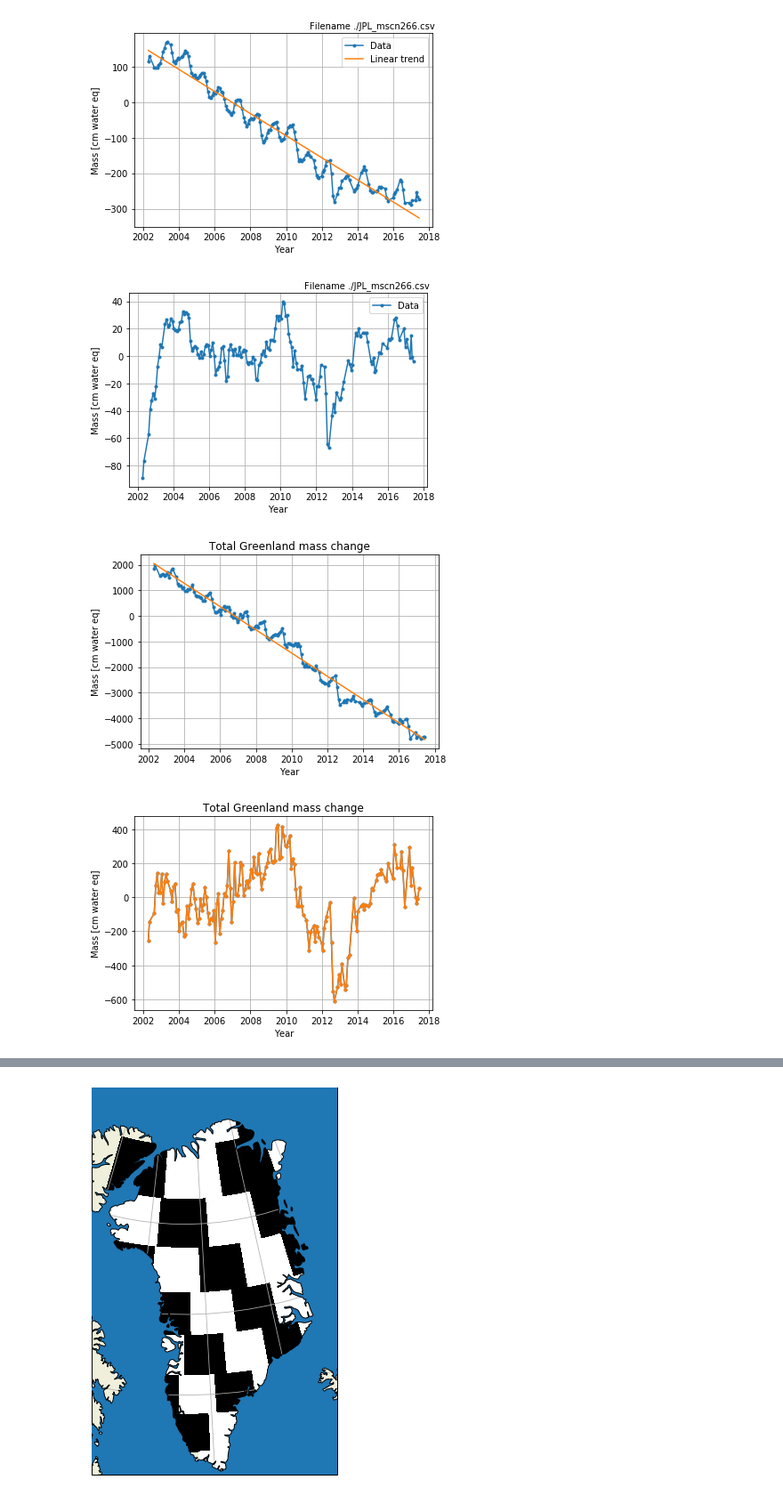
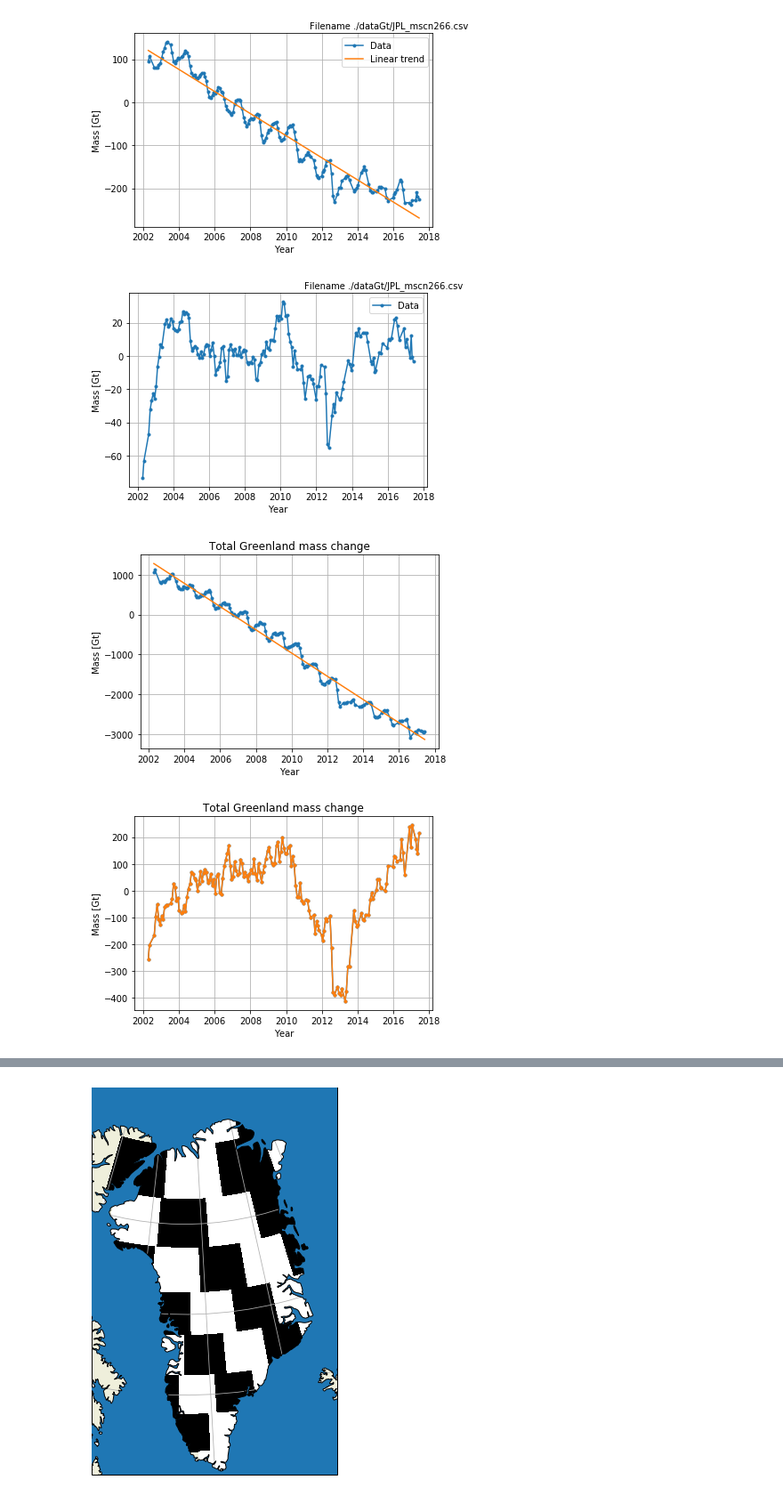
Before and after one commit to AdriaanGr/MAIO_project, a Jupyter notebook: MAIO_project2.ipynb, the cells around one changed output, grey strips where cells are left out. Shown at 89% size. Cells and saved outputs as stored; diff of their text form; code cells hidden in the pictures.

```diff
--- a/MAIO_project2.ipynb
+++ b/MAIO_project2.ipynb
@@ -11,5 +11,5 @@ import re
 
 from netCDF4 import Dataset
 # %%
-N = np.size(glob.glob("./JPL_mscn*.csv", recursive=True))
+N = np.size(glob.glob("./dataGt/JPL_mscn*.csv", recursive=True))
 M = np.shape(np.genfromtxt('JPL_mscn017.csv', delimiter=',', skip_header=15))[0]
@@ -18,10 +16,12 @@ M = np.shape(np.genfromtxt('JPL_mscn017.csv', delimiter=',', skip_header=15))[0]
 # %%
-file_n = sorted(glob.glob("./JPL_mscn*.csv", recursive=True))
+file_n = sorted(glob.glob("./dataGt/JPL_mscn*.csv", recursive=True))
 file_ids = np.zeros(len(file_n), dtype=np.int)
+area_mscn = np.ones(len(file_n))
 
 data = np.empty((N, M, 2))
 for i, fn in enumerate(file_n):
     file = np.genfromtxt(fn, delimiter=',', skip_header=15)
     #print(file.shape,i)
+    area_mscn[i] = np.genfromtxt(fn, delimiter=',', skip_header=6, skip_footer=170)[1]
     data[i] = file
     file_ids[i] = int(re.search("JPL_mscn(.+?)csv", fn).group(1)[:-1])
@@ -47,24 +49,24 @@ for i in range(N):
 # %%
 data_num = -1
 
 xlist = 2002 + data[data_num-1][:,0]/365.25
 tims = np.array([datetime(2002, 1, 1) + timedelta(days=int(t)) for t in data[data_num-1][:,0]])
 ylist = data[data_num-1][:,1]
 
 trend = lin(xlist,ylist)
 
 f, ax = plt.subplots()
 ax.plot(xlist,ylist,'.-',label = 'Data')
 ax.plot(xlist,xlist * trend[0] + trend[1],label = 'Linear trend')
 ax.set_xlabel('Year')
-ax.set_ylabel('Mass [cm water eq]')
+ax.set_ylabel('Mass [Gt]')
 plt.legend()
 ax.grid()
 ax.text(0.58, 0.9, "Filename %s" % (file_n[data_num-1]), transform=f.transFigure)
-f.savefig("./Pictures2/timeseries_cm_266", dpi=300)
+f.savefig("./Pictures/timeseries_%i.png" % file_ids[data_num-1], dpi=300)
 plt.show()
 # %% [output]
-[figure, old version]
+[figure, new version]
 # %%
 data_num = -1
 
@@ -77,14 +79,14 @@ detrended = detrend(ylist, data[data_num-1][:,0], trends[data_num-1])
 f, ax = plt.subplots()
 ax.plot(xlist,detrended,'.-',label = 'Data')
 ax.set_xlabel('Year')
-ax.set_ylabel('Mass [cm water eq]')
+ax.set_ylabel('Mass [Gt]')
 plt.legend()
 ax.grid()
 ax.text(0.58, 0.9, "Filename %s" % (file_n[data_num-1]), transform=f.transFigure)
-f.savefig("./Pictures2/timeseries_cm_266", dpi=300)
+f.savefig("./Pictures/timeseries_detrended_%i.png" % file_ids[data_num-1], dpi=300)
 plt.show()
 # %% [output]
-[figure, old version]
+[figure, new version]
 # %%
 xlist = 2002 + data[0][:,0]/365.25
 ylist = np.sum(data, axis = 0)[:,1]
@@ -97,9 +99,9 @@ plt.plot(xlist,ylist,'.-',label = 'Data')
 plt.plot(xlist,xlist * trend[0] + trend[1],label = 'Linear trend')
 plt.title('Total Greenland mass change')
 plt.xlabel('Year')
-plt.ylabel('Mass [cm water eq]')
+plt.ylabel('Mass [Gt]')
 plt.grid()
-plt.savefig("./Pictures2/timeseries_total_cm", dpi=300)
+plt.savefig("./Pictures/timeseries_total", dpi=300)
 plt.show()
 
 plt.plot(xlist,ddata.sum(axis=0),'.-',label = 'Components Detrended')
@@ -107,13 +109,13 @@ plt.plot(xlist, total_detrended,'.-',label = 'Total Detrended')
 
 plt.title('Total Greenland mass change')
 plt.xlabel('Year')
-plt.ylabel('Mass [cm water eq]')
+plt.ylabel('Mass [Gt]')
 plt.grid()
-plt.savefig("./Pictures2/timeseries_detrended_total_cm", dpi=300)
+plt.savefig("./Pictures/timeseries_detrended_total", dpi=300)
 plt.show()
 # %% [output]
-[figure, old version]
+[figure, new version]
-[figure, old version]
+[figure, new version]
 # %%
 vel_av = total_trend[1]
 acc_av = total_trend[2]
```
Also changed, not shown: parts of 29 cells of this notebook, 1 other file.
